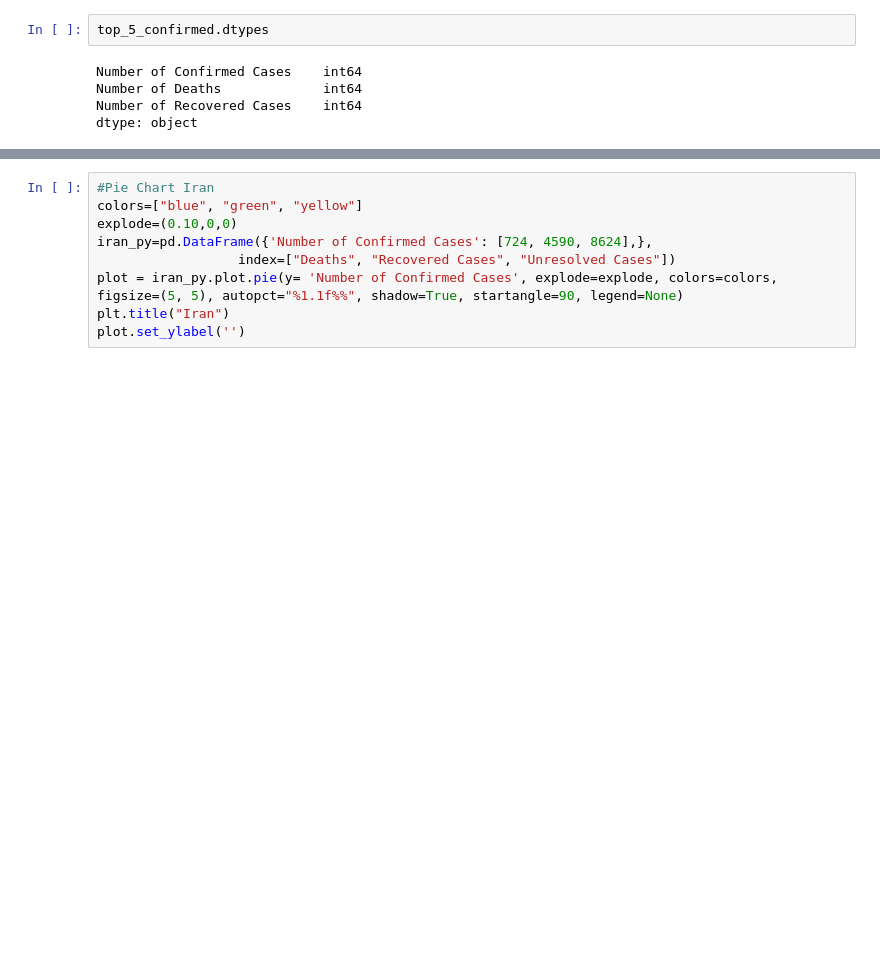
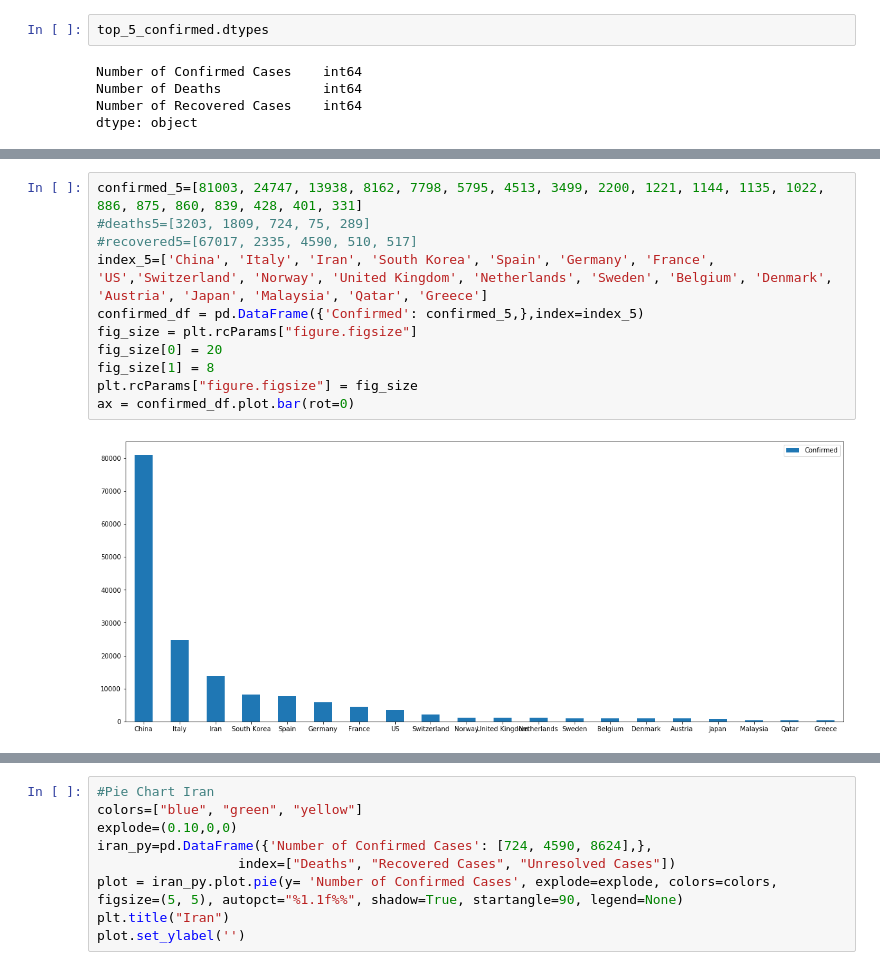
Before and after one commit to kyranduncan/project_1, a Jupyter notebook: COVID_19_Summary_Stats.ipynb, the cells around one changed output, grey strips where cells are left out. Saved outputs shown, nothing was run; the diff lists cells and outputs as text; blank space fills up the shorter version.

```diff
--- a/COVID_19_Summary_Stats.ipynb
+++ b/COVID_19_Summary_Stats.ipynb
@@ -557,0 +569,13 @@ ax = df.plot.bar(rot=0)
+# %%
+confirmed_5=[81003, 24747, 13938, 8162, 7798, 5795, 4513, 3499, 2200, 1221, 1144, 1135, 1022, 886, 875, 860, 839, 428, 401, 331]
+#deaths5=[3203, 1809, 724, 75, 289]
+#recovered5=[67017, 2335, 4590, 510, 517]
+index_5=['China', 'Italy', 'Iran', 'South Korea', 'Spain', 'Germany', 'France', 'US','Switzerland', 'Norway', 'United Kingdom', 'Netherlands', 'Sweden', 'Belgium', 'Denmark', 'Austria', 'Japan', 'Malaysia', 'Qatar', 'Greece']
+confirmed_df = pd.DataFrame({'Confirmed': confirmed_5,},index=index_5)
+fig_size = plt.rcParams["figure.figsize"]
+fig_size[0] = 20
+fig_size[1] = 8
+plt.rcParams["figure.figsize"] = fig_size
+ax = confirmed_df.plot.bar(rot=0)
+# %% [output]
+[figure, added]
```
Also changed, not shown: parts of 14 cells of this notebook, 3 other files.
